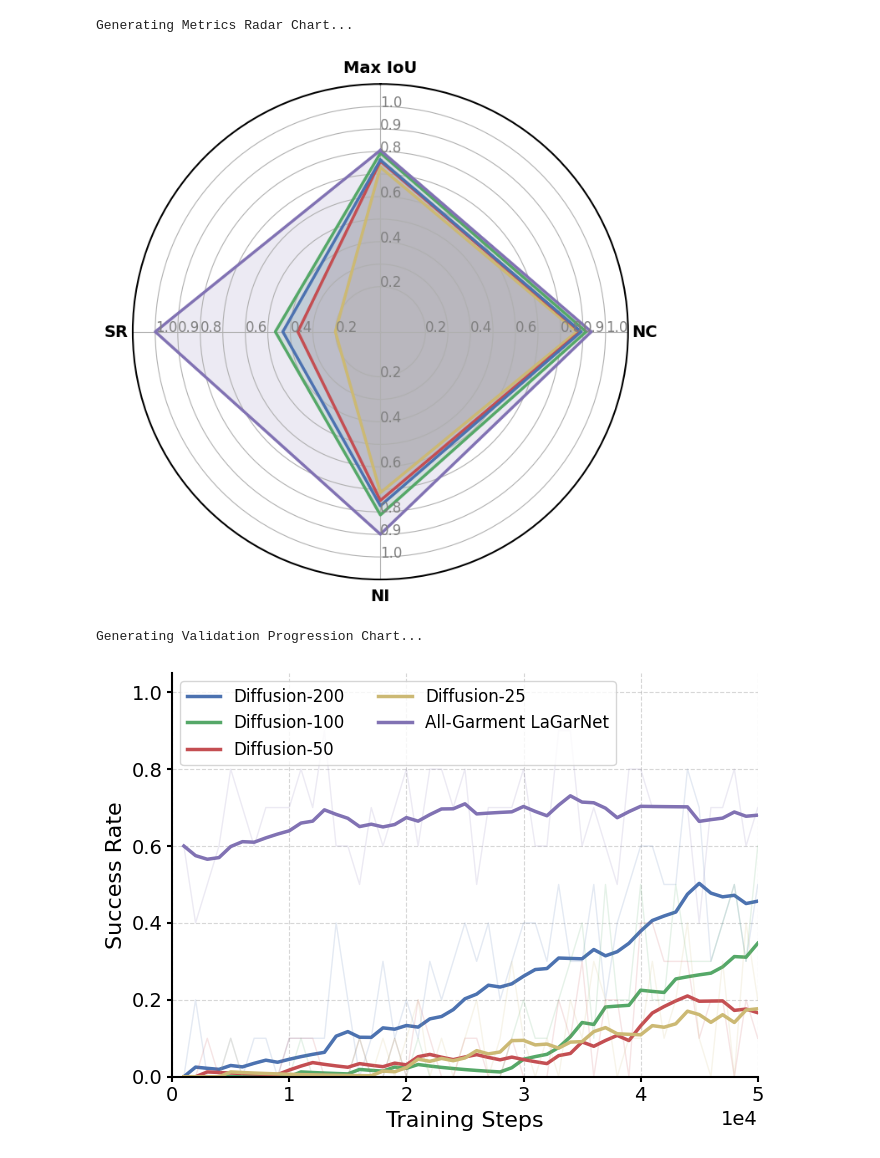
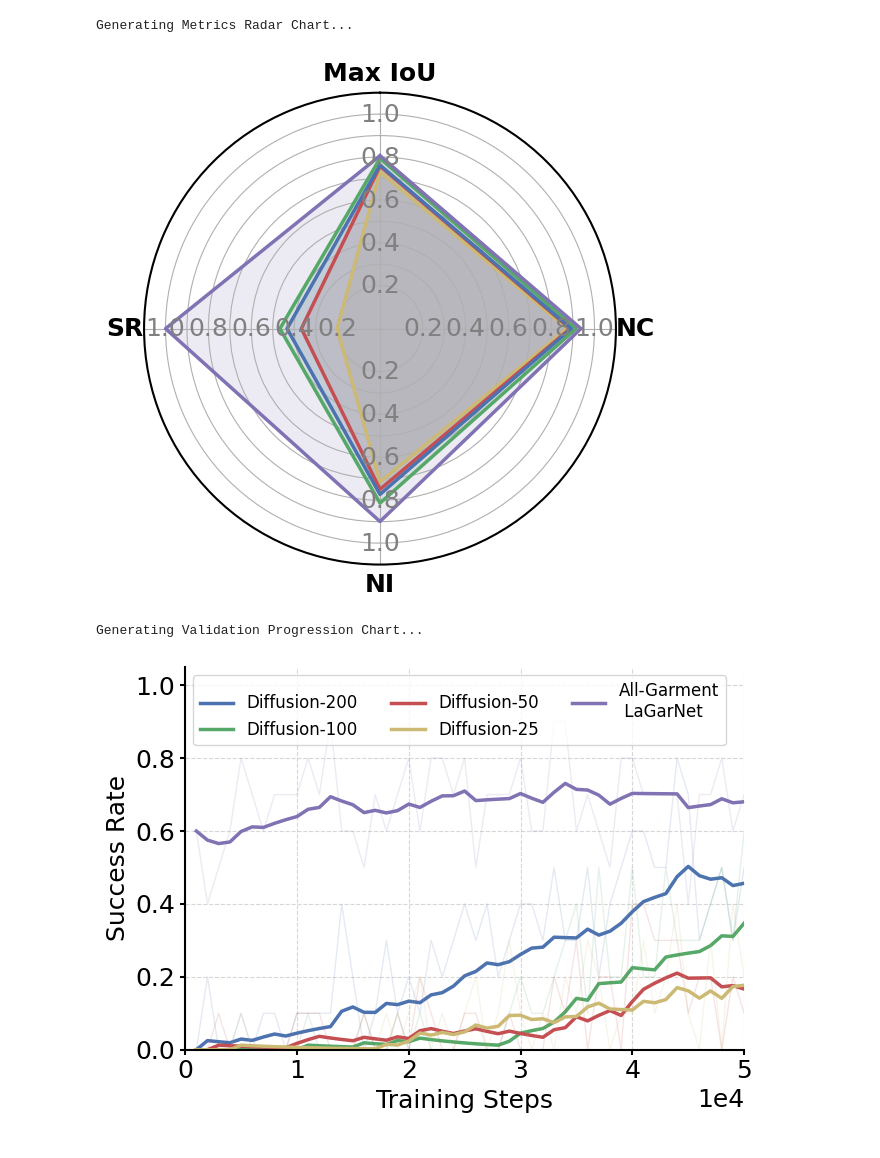
Before and after one commit to halid1020/bimanual_garment_folding, a Jupyter notebook: analysis/flattening_comparison_for_lagarnet_new.ipynb, the cells around one changed output. Cells and saved outputs as stored; diff of their text form; code cells hidden in the pictures.

```diff
--- a/analysis/flattening_comparison_for_lagarnet_new.ipynb
+++ b/analysis/flattening_comparison_for_lagarnet_new.ipynb
@@ -5,15 +5,16 @@ import numpy as np
 import ast
 import matplotlib.pyplot as plt
 import seaborn as sns
+from matplotlib.lines import Line2D
 
 # --- 1. Publication-Ready Style Settings ---
 plt.rcParams.update({
-    'font.size': 14,
-    'axes.labelsize': 16,
-    'axes.titlesize': 16,
-    'xtick.labelsize': 14,
-    'ytick.labelsize': 14,
-    'legend.fontsize': 13,
+    'font.size': 18,
+    'axes.labelsize': 18,
+    'axes.titlesize': 18,
+    'xtick.labelsize': 18,
+    'ytick.labelsize': 18,
+    'legend.fontsize': 16,
     'font.family': 'sans-serif',
     'lines.linewidth': 2.5,
     'axes.linewidth': 1.5,
@@ -26,7 +27,7 @@ COLORS = {
     'Diffusion-50': '#c44e52',   # Muted Red
     'Diffusion-100': '#55a868',  # Muted Green
     'Diffusion-200': '#4c72b0',  # Muted Blue
-    "All-Garment LaGarNet": '#8172b3'        # Muted Purple
+    "All-Garment\n LaGarNet": '#8172b3'        # Muted Purple
 }
 
 # --- 2. Helper Functions ---
@@ -80,7 +81,7 @@ def plot_radar_metrics(results_df):
     angles = [n / float(N) * 2 * np.pi for n in range(N)]
     angles += angles[:1]  # Close the loop
 
-    fig, ax = plt.subplots(figsize=(7, 7), subplot_kw=dict(polar=True))
+    fig, ax = plt.subplots(figsize=(6, 6), subplot_kw=dict(polar=True))
 
     # Put the first axis on top and rotate clockwise
     ax.set_theta_offset(np.pi / 2)
@@ -91,15 +92,15 @@ def plot_radar_metrics(results_df):
 
     # Set y-ticks (radial grid lines) but leave default labels blank
     tick_vals = [0.2, 0.3, 0.4, 0.5, 0.6, 0.7, 0.8, 0.9, 1.0]
-    tick_labels = ["0.2", "", "0.4", "", "0.6", "", "0.8", "0.9" ,"1.0"]
-    plt.yticks(tick_vals, [], color="grey", size=12)
+    tick_labels = ["0.2", "", "0.4", "", "0.6", "", "0.8", "", "1.0"]
+    plt.yticks(tick_vals, [], color="grey")
     plt.ylim(0, 1.1)
 
     # Manually draw the y-tick labels across ALL directions
     for angle in angles[:-1]:
         for val, label in zip(tick_vals, tick_labels):
             if label != "":
-                ax.text(angle, val, label, color="grey", size=12,
+                ax.text(angle, val, label, color="grey",
                         ha='center', va='center')
 
     for exp in experiments:
@@ -172,7 +173,7 @@ def plot_validation_progression(diffusion_csv, lagarnet_csv, smooth_span=15):
         df_lag = df_lag[(df_lag['Step'] >= 0) & (df_lag['Step'] <= 50000)]
 
         lag_prefix = "lagarnet_single_picker_single_primitive_multi_longsleeve_flattening_sanity_check"
-        label = "All-Garment LaGarNet"
+        label = "All-Garment\n LaGarNet"
 
         col_mean = f"{lag_prefix} - val/success_rate"
         col_min = f"{lag_prefix} - val/success_rate__MIN"
@@ -198,7 +199,7 @@ def plot_validation_progression(diffusion_csv, lagarnet_csv, smooth_span=15):
     # --- 3. Formatting ---
     ax.set_xlabel('Training Steps')
     ax.set_ylabel('Success Rate')
-    ax.legend(loc='upper left', frameon=True, fontsize=12, ncol=2)
+    ax.legend(loc='upper left', frameon=True, fontsize=12, ncol=3)
     ax.set_ylim(0, 1.05)
     ax.set_xlim(0, 50000)
     ax.ticklabel_format(style='sci', axis='x', scilimits=(0,0))
@@ -222,34 +223,34 @@ lagarnet_csv = "lagarnet_val_success_rate.csv"
 experiments = [
     {"name": "diffusion_single_picker_single_primitive_multi_longsleeve_flattening_demo_25", "label": "Diffusion-25", "check": "eval_checkpoint_-2"},
     {"name": "diffusion_single_picker_single_primitive_multi_longsleeve_flattening_demo_50", "label": "Diffusion-50", "check": "eval_checkpoint_-2"},
     {"name": "diffusion_single_picker_single_primitive_multi_longsleeve_flattening_demo_100", "label": "Diffusion-100", "check": "eval_checkpoint_-2"},
     {"name": "diffusion_single_picker_single_primitive_multi_longsleeve_flattening_demo_200", "label": "Diffusion-200", "check": "eval_checkpoint_-2"},
-    {"name": "lagarnet_single_picker_single_primitive_multi_longsleeve_flattening_sanity_check", "label": "All-Garment LaGarNet", "check": "eval_checkpoint_-2"},
+    {"name": "lagarnet_single_picker_single_primitive_multi_longsleeve_flattening_sanity_check", "label": "All-Garment\n LaGarNet", "check": "eval_checkpoint_-2"},
 ]
 
 # A. Generate Radar Chart Data
 rows = []
 for exp in experiments:
     path = os.path.join(data_dir, exp["name"], exp["check"], "performance.csv")
     if os.path.exists(path):
         m = aggregate_performance_custom(path, iou_thresh=0.8, nc_thresh=0.9)
         m["experiment"] = exp["label"]
         rows.append(m)
     else:
         # Pass silently if file is missing, or print warning
         pass
 
 results_df = pd.DataFrame(rows)
 
 # B. Plot Both Charts
 if not results_df.empty:
     print("Generating Metrics Radar Chart...")
     plot_radar_metrics(results_df)
 
 print("Generating Validation Progression Chart...")
 plot_validation_progression(diffusion_csv, lagarnet_csv, smooth_span=15)
 # %% [output]
 Generating Metrics Radar Chart...
-[figure, old version]
+[figure, new version]
 Generating Validation Progression Chart...
-[figure, old version]
+[figure, new version]
```
Also changed, not shown: parts of 1 cell of this notebook, 12 other files.
